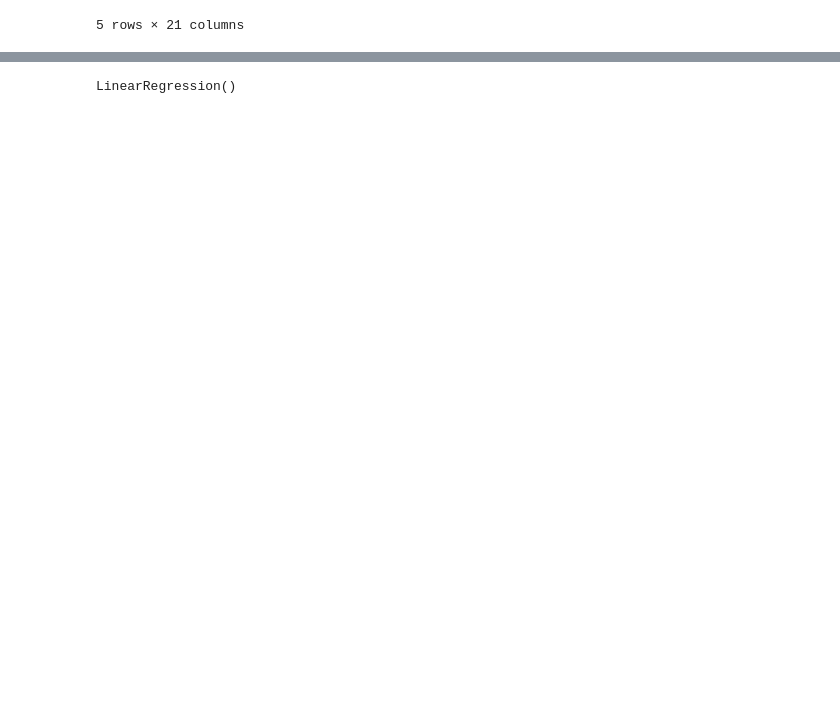
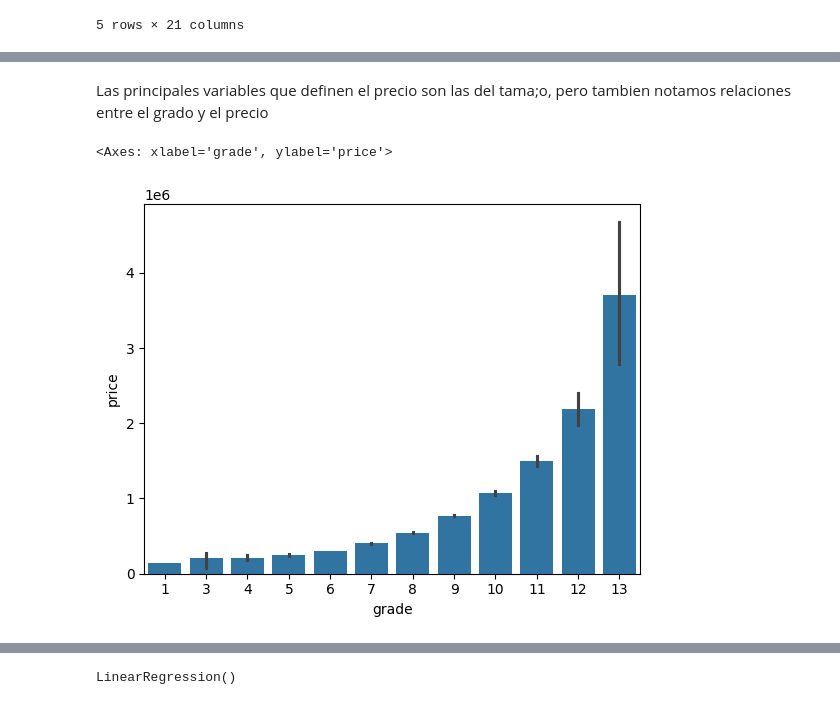
Before and after one commit to SantiiMorales/Regresion-lineal-Houses-SkLearn, a Jupyter notebook: EDA.ipynb, the cells around one changed output, grey strips where cells are left out. Saved outputs shown, nothing was run; the diff lists cells and outputs as text; code cells hidden in the pictures; blank space fills up the shorter version.

```diff
--- a/EDA.ipynb
+++ b/EDA.ipynb
@@ -161,0 +125,7 @@ y = df_transformado['price']
+# %% [markdown]
+Las principales variables que definen el precio son las del tama;o, pero tambien notamos relaciones entre el grado y el precio
+# %%
+sns.barplot(data=df, x='grade', y='price')
+# %% [output]
+<Axes: xlabel='grade', ylabel='price'>
+[figure, added]
```
Also changed, not shown: parts of 72 cells of this notebook.
